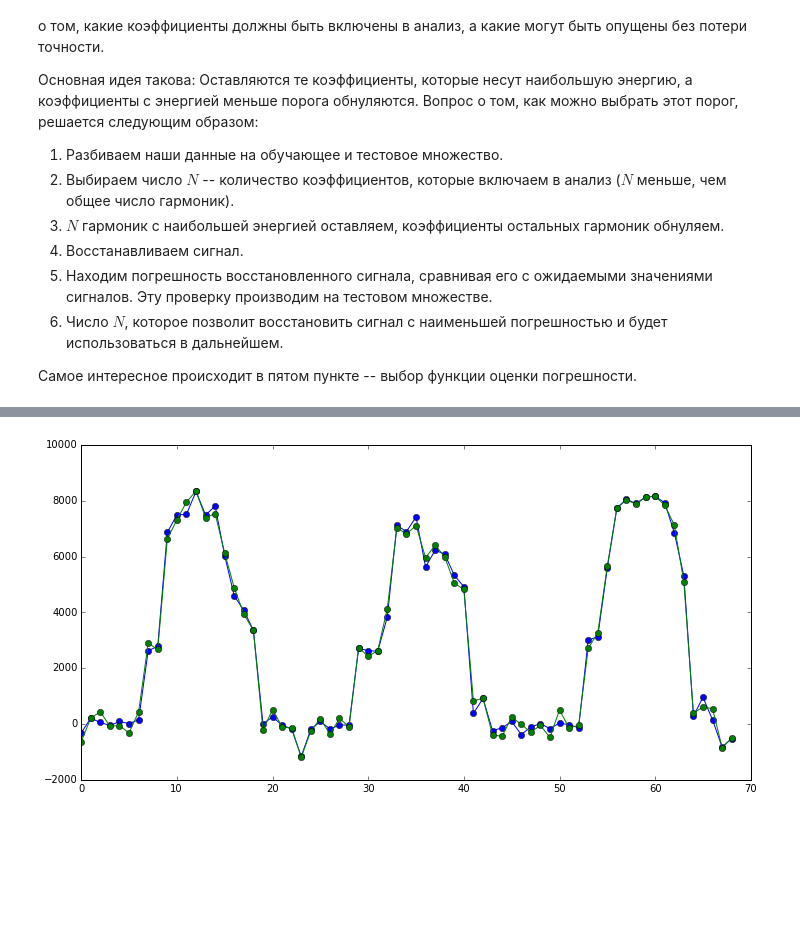
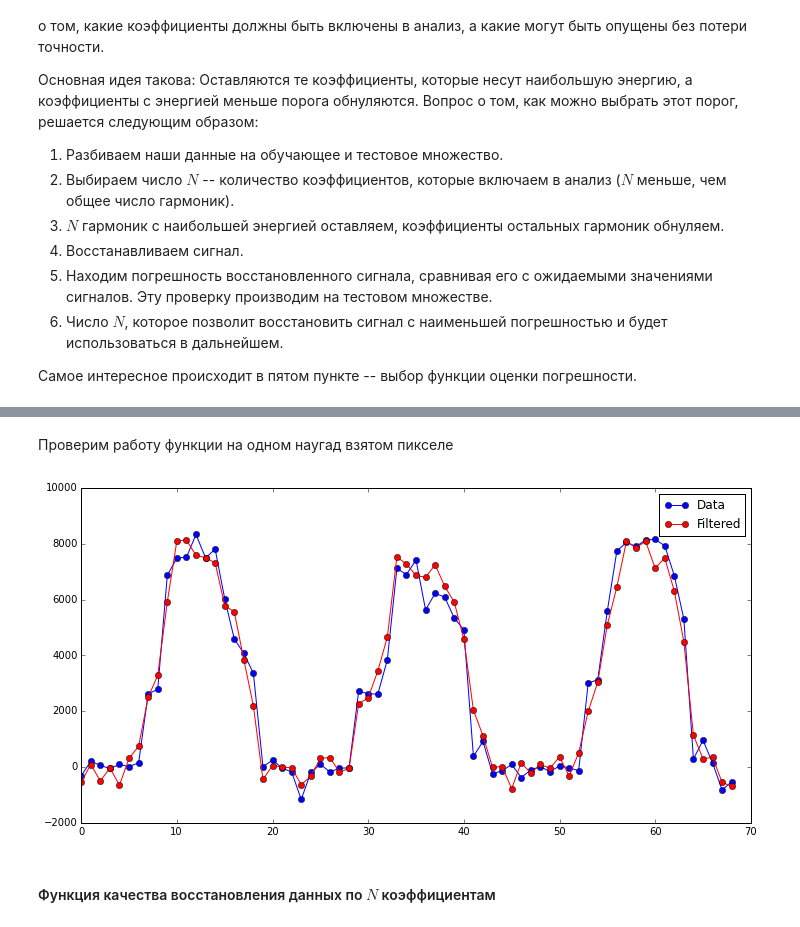
Before and after one commit to KolesovDmitry/remote_sensing, a Jupyter notebook: FFT_NDVI_Segmentation_GRASS.ipynb, the cells around one changed output, grey strips where cells are left out. Saved outputs shown, nothing was run; the diff lists cells and outputs as text; code cells hidden in the pictures; blank space fills up the shorter version.

Commit message:
Процедура выбора значимых коэффициентов разложения на базе минимизации ошибки восстановления сигнала

```diff
--- a/FFT_NDVI_Segmentation_GRASS.ipynb
+++ b/FFT_NDVI_Segmentation_GRASS.ipynb
@@ -167,3 +166,0 @@ from scipy.fftpack import fft, ifft, fftshift, fftfreq
-# %%
-data_fft = fft(data, axis=2)
-data_fft_power = abs(data_fft)**2  # энергетический спектр
@@ -172,5 +166,0 @@ data_fft_power = abs(data_fft)**2  # энергетический спектр
-# %%
-freq = fftfreq(data[1, 1, :].shape[0])
-idx = argsort(freq)  # индексы, чтобы частоты на графике шли по возрастанию
-plot(freq[idx], data_fft_power[106, 106, idx], '-o')
-plot(freq[idx], data_fft_power[1, 1, idx], '-o')
@@ -180,13 +167,9 @@ plot(freq[idx], data_fft_power[1, 1, idx], '-o')
 # %%
-def filter_ndvi_data(data, N):
-    """Возвращает копию данных к которым применены следующие
-    действия:
-    Преобразование Фурье.
-    Зануление всех коэффициентов, кроме N значимых.
-    Обратное преобразование Фурье.
+def get_max_coef_idx(data_fft, N, return_sym=True):
+    """Возвращает индексы у N наиболее значимых гармоник.
+    Если return_sym=True, то возвращать все коэффициенты (с учетом симметрии),
+    как с положительными, так и отрицательными частотами. (Т.е. 1 + 2(N-1) коэффициентов )
     """
-
-    data_fft = fft(data, axis=2)
     data_fft_power = abs(data_fft)**2  # энергетический спектр
 
     size = data_fft_power.shape[-1]
@@ -209,12 +192,26 @@ def filter_ndvi_data(data, N):
     # Отрежем N самых частотных
     idx = ordered[:N]
     res = []
-    # Соберем окончательный массив индексов (учтем симметрию)
+    # Соберем окончательный массив индексов
     for (count, u) in idx:
         res.append(u)
-        if u != 0:
+        if u != 0 and return_sym:    # учтем симметрию, если нужно
             res.append(size - u)
-    idx = res
+
+    return res
+
+
+def filter_ndvi_data(data, N):
+    """Возвращает копию данных к которым применены следующие
+    действия:
+    Преобразование Фурье.
+    Зануление всех коэффициентов, кроме N значимых.
+    Обратное преобразование Фурье.
+    """
+
+    data_fft = fft(data, axis=2)
+
+    idx = get_max_coef_idx(data_fft, N)
 
     filtered = np.zeros(data_fft.shape, dtype=np.complex)
     filtered[:, :, idx] = data_fft[:, :, idx]
@@ -222,15 +219,19 @@ def filter_ndvi_data(data, N):
     ifiltered = ifft(filtered).real
 
     return ifiltered
-
-
-N = 30
-
-filtered = filter_ndvi_data(data, N)
-
-fig = plt.figure(figsize=(12,6), dpi=100)
-plt.plot(data[10, 20, :], '-o')
-plt.plot(filtered[10, 20, :], '-o')
-plt.show()
-# %% [output]
-[figure, removed]
+# %% [markdown]
+Проверим работу функции на одном наугад взятом пикселе
+# %%
+N = 15  # Большое, чтобы были видны характерные детали
+
+filtered = filter_ndvi_data(data, N)
+
+fig = plt.figure(figsize=(12,6), dpi=100)
+plt.plot(data[10, 20, :], '-bo', label='Data')
+plt.plot(filtered[10, 20, :], '-ro', label='Filtered')
+plt.legend()
+plt.show()
+# %% [output]
+[figure, added]
+# %% [markdown]
+#### Функция качества восстановления данных по $N$ коэффициентам
```
Also changed, not shown: parts of 17 cells of this notebook.
